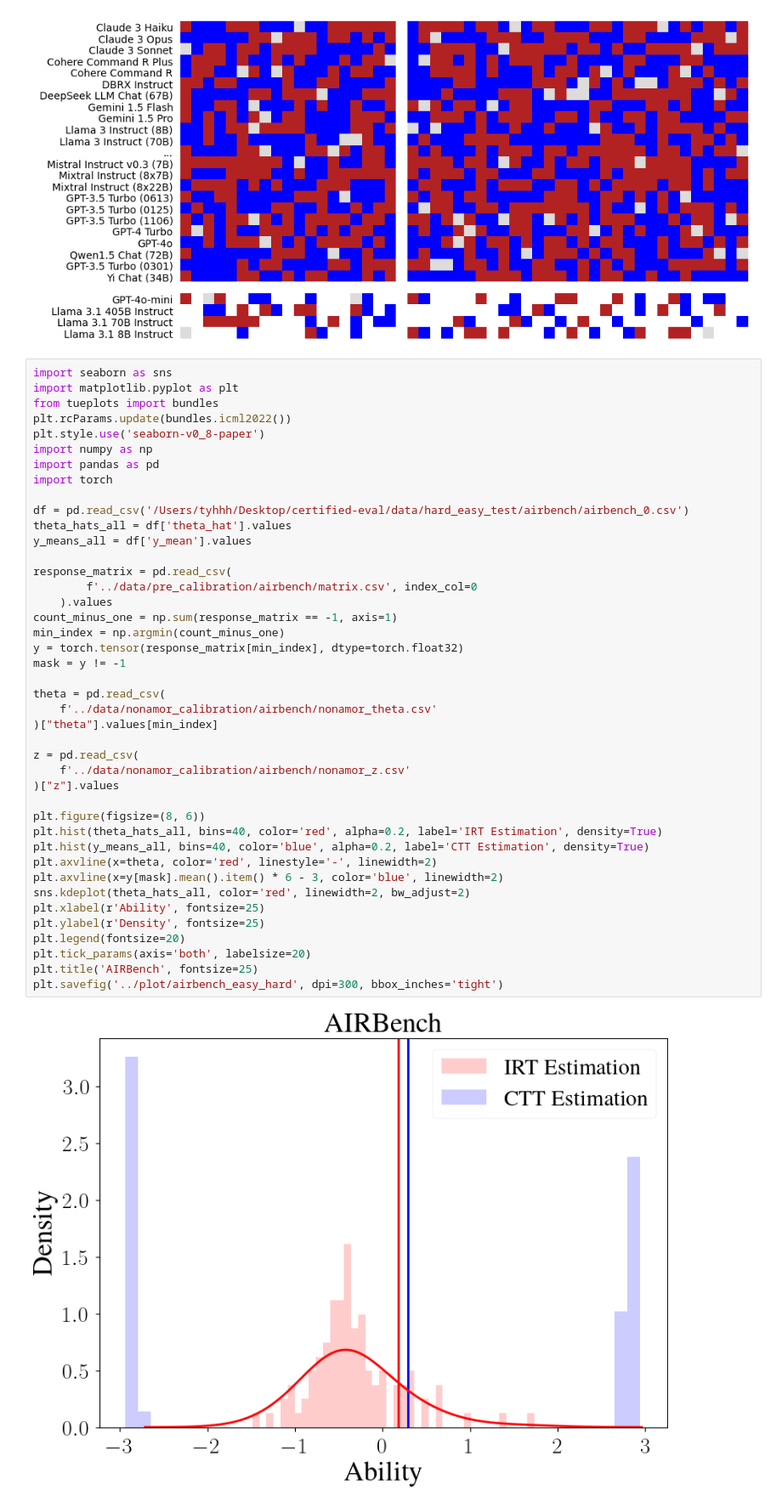
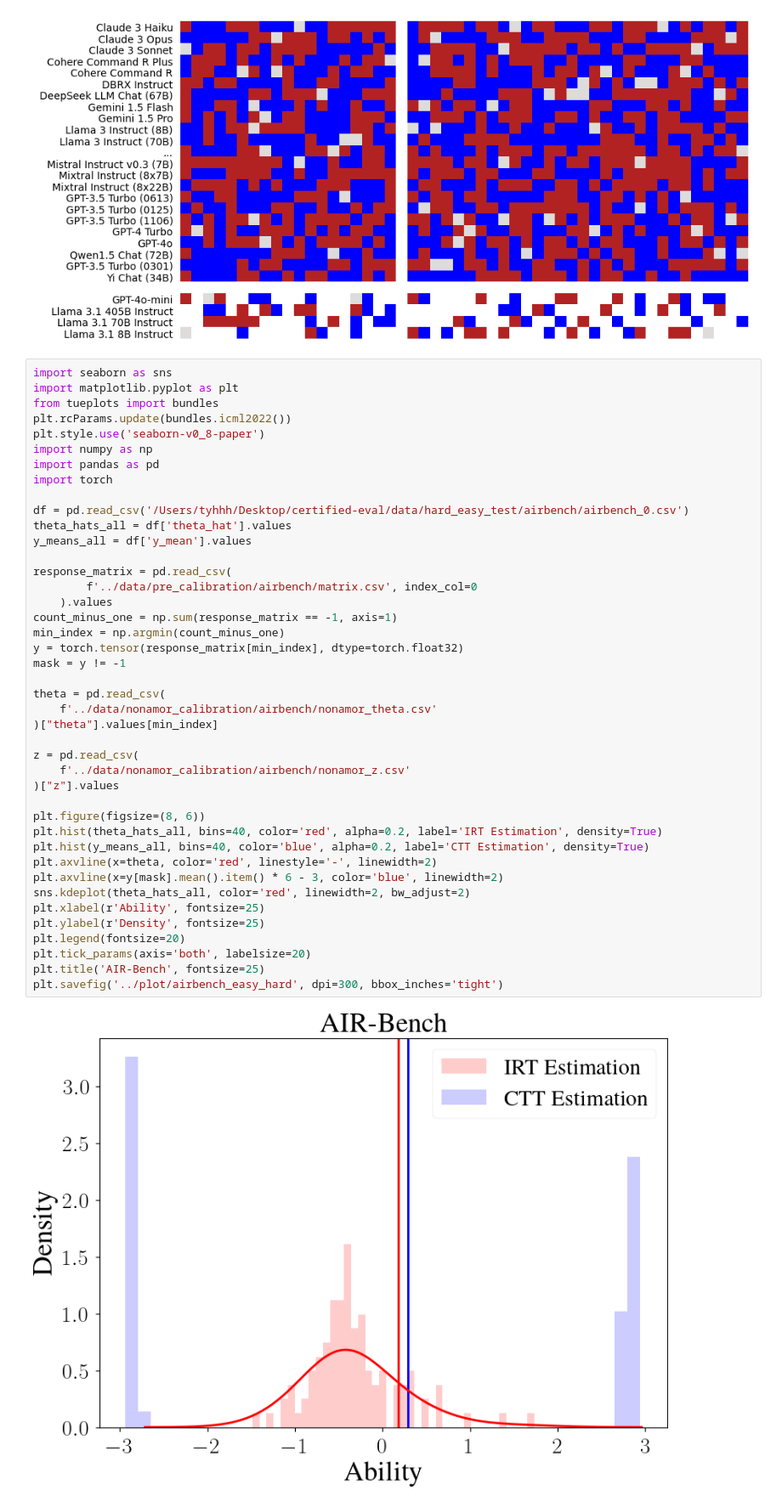
Before and after one commit to aims-foundations/reeval, a Jupyter notebook: src/visulize.ipynb, the cells around one changed output. Shown at 85% size. Cells and saved outputs as stored; diff of their text form.

```diff
--- a/src/visulize.ipynb
+++ b/src/visulize.ipynb
@@ -201,35 +201,35 @@ theta_hats_all = df['theta_hat'].values
 y_means_all = df['y_mean'].values
 
 response_matrix = pd.read_csv(
         f'../data/pre_calibration/airbench/matrix.csv', index_col=0
     ).values
 count_minus_one = np.sum(response_matrix == -1, axis=1)
 min_index = np.argmin(count_minus_one)
 y = torch.tensor(response_matrix[min_index], dtype=torch.float32)
 mask = y != -1
 
 theta = pd.read_csv(
     f'../data/nonamor_calibration/airbench/nonamor_theta.csv'
 )["theta"].values[min_index]
 
 z = pd.read_csv(
     f'../data/nonamor_calibration/airbench/nonamor_z.csv'
 )["z"].values
 
 plt.figure(figsize=(8, 6))
 plt.hist(theta_hats_all, bins=40, color='red', alpha=0.2, label='IRT Estimation', density=True)
 plt.hist(y_means_all, bins=40, color='blue', alpha=0.2, label='CTT Estimation', density=True)
 plt.axvline(x=theta, color='red', linestyle='-', linewidth=2)
 plt.axvline(x=y[mask].mean().item() * 6 - 3, color='blue', linewidth=2)
 sns.kdeplot(theta_hats_all, color='red', linewidth=2, bw_adjust=2)
 plt.xlabel(r'Ability', fontsize=25)
 plt.ylabel(r'Density', fontsize=25)
 plt.legend(fontsize=20)
 plt.tick_params(axis='both', labelsize=20)
-plt.title('AIRBench', fontsize=25)
+plt.title('AIR-Bench', fontsize=25)
 plt.savefig('../plot/airbench_easy_hard', dpi=300, bbox_inches='tight')
 # %% [output]
-[figure, old version]
+[figure, new version]
 # %%
 import seaborn as sns
 import matplotlib.pyplot as plt
```
Also changed, not shown: 2 other files.
